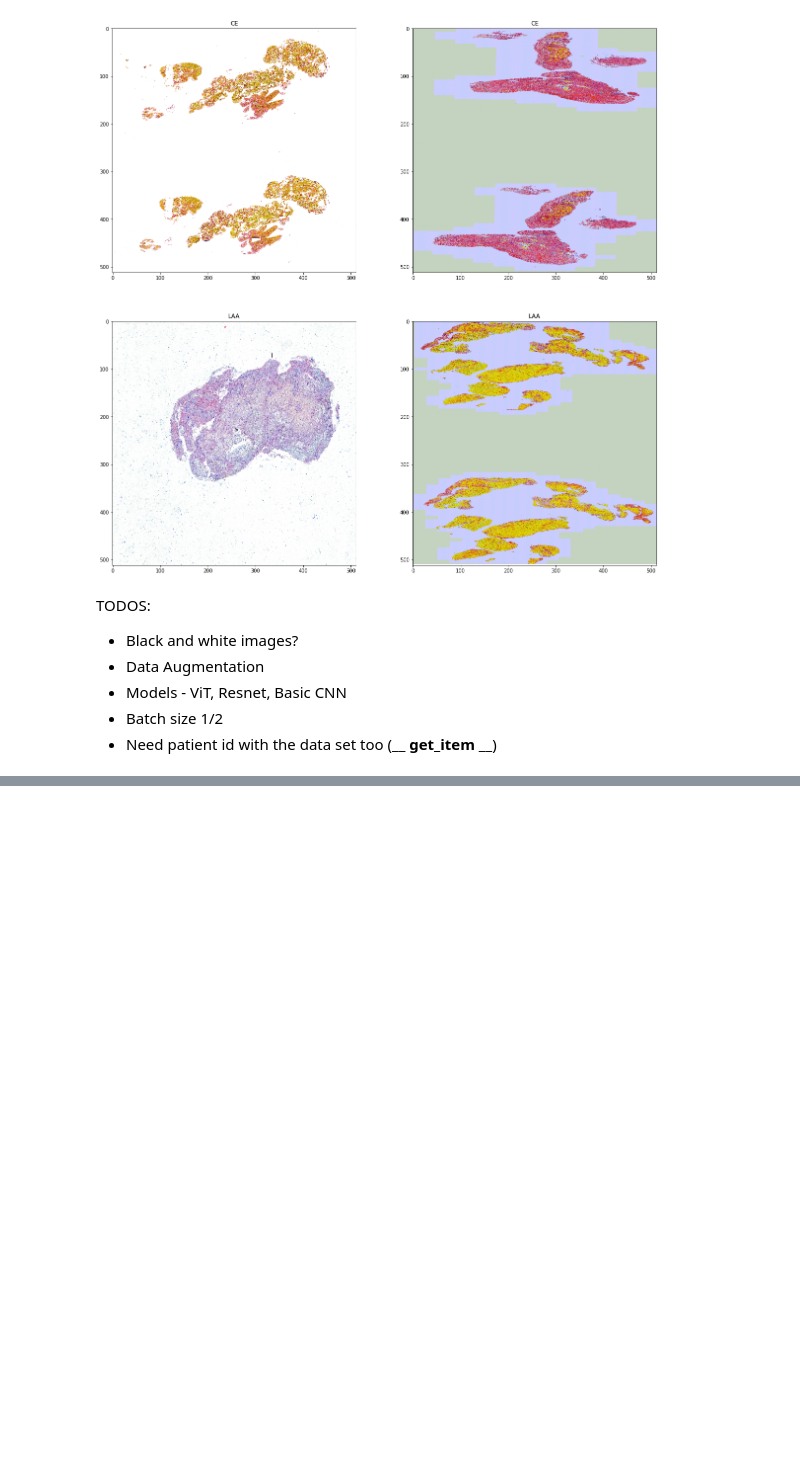
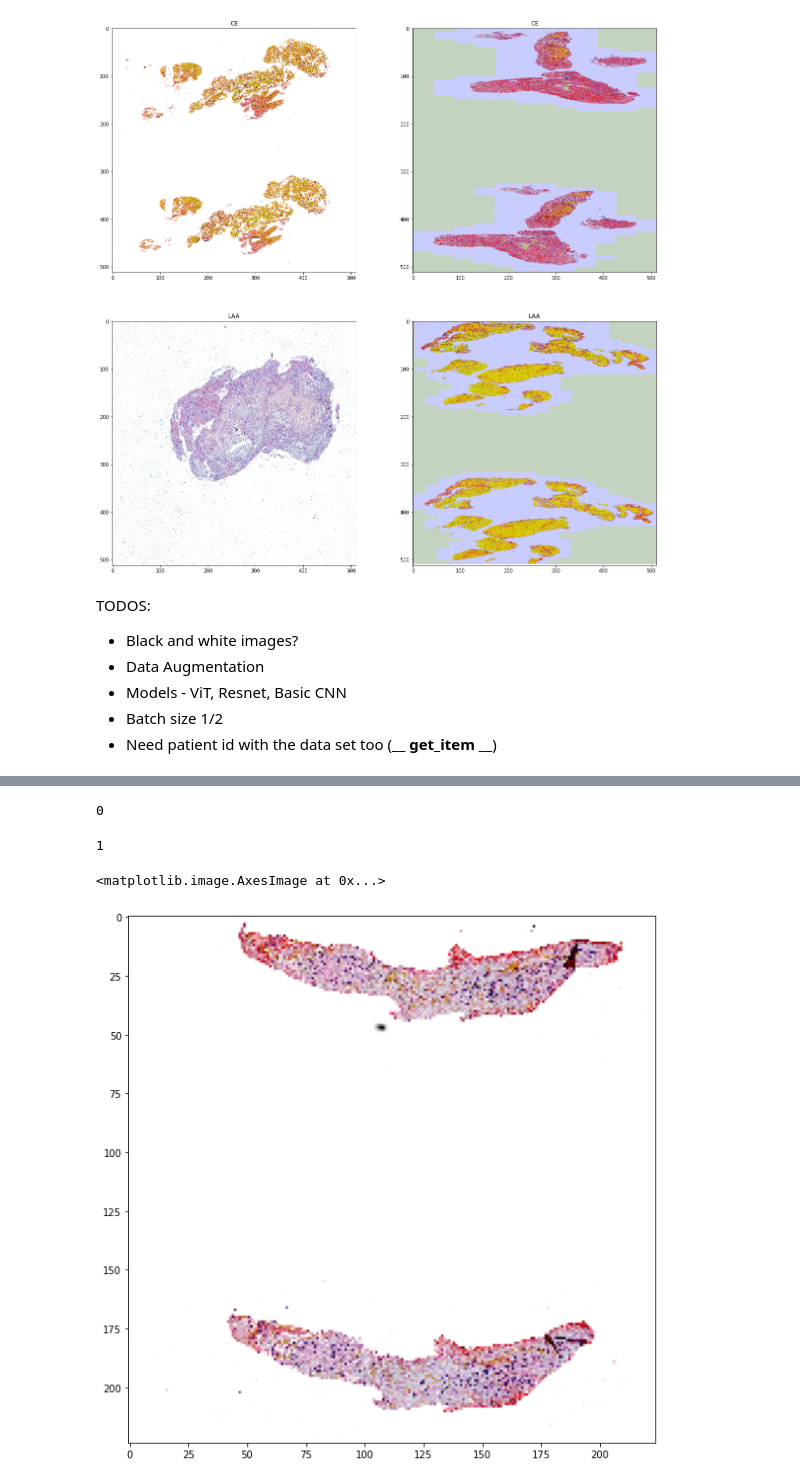
Before and after one commit to pri1311/AI-In-Healthcare, a Jupyter notebook: Mayo Clinic - STRIP AI/eda-preprocessing.ipynb, the cells around one changed output, grey strips where cells are left out. Cells and saved outputs as stored; diff of their text form; code cells hidden in the pictures; blank space fills up the shorter version.

```diff
--- a/Mayo Clinic - STRIP AI/eda-preprocessing.ipynb
+++ b/Mayo Clinic - STRIP AI/eda-preprocessing.ipynb
@@ -150,0 +238,16 @@ ResNet50
+# %%
+label
+# %% [output]
+0
+# %%
+image2, label2, patient_id2 = train_data[10]
+# %%
+label2
+# %% [output]
+1
+# %%
+plt.figure(figsize=(10,10))
+plt.imshow(np.transpose(image2, (1,2,0)))
+# %% [output]
+<matplotlib.image.AxesImage at 0x...>
+[figure, added]
```
Also changed, not shown: parts of 20 cells of this notebook.
